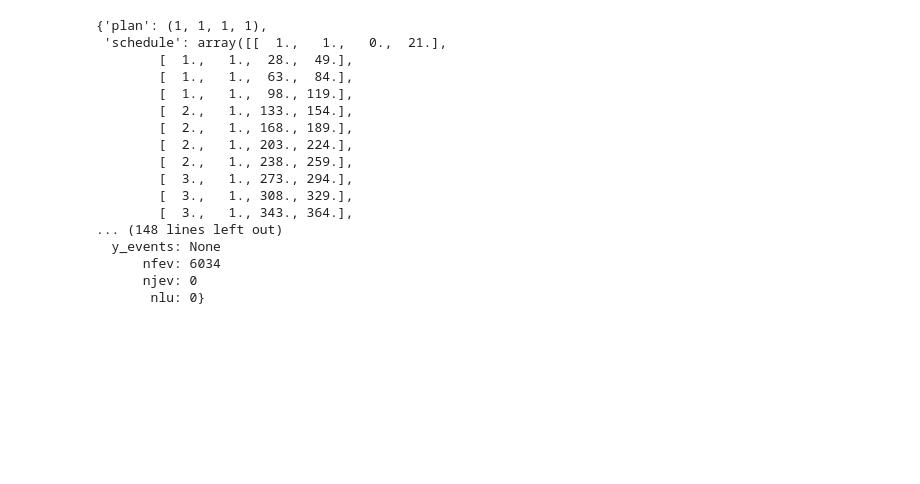
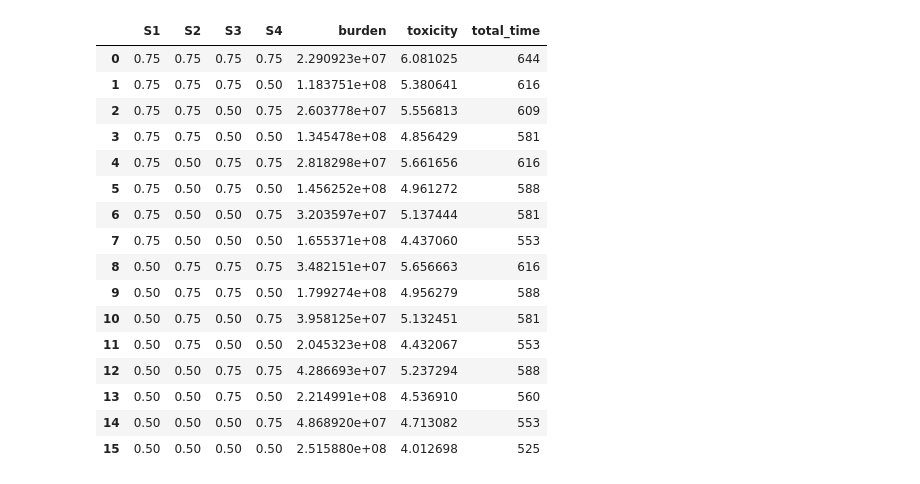
Before and after one commit to tony1747/patient-informed-decision-tool, a Jupyter notebook: main.ipynb, the cells around one changed output. Saved outputs shown, nothing was run; the diff lists cells and outputs as text; code cells hidden in the pictures; blank space fills up the shorter version.

```diff
--- a/main.ipynb
+++ b/main.ipynb
@@ -85,20 +96,20 @@ for i in range(1):
-# %%
-sols[i]
-# %% [output]
-{'plan': (1, 1, 1, 1),
- 'schedule': array([[  1.,   1.,   0.,  21.],
-        [  1.,   1.,  28.,  49.],
-        [  1.,   1.,  63.,  84.],
-        [  1.,   1.,  98., 119.],
-        [  2.,   1., 133., 154.],
-        [  2.,   1., 168., 189.],
-        [  2.,   1., 203., 224.],
-        [  2.,   1., 238., 259.],
-        [  3.,   1., 273., 294.],
-        [  3.,   1., 308., 329.],
-        [  3.,   1., 343., 364.],
-... (148 lines left out)
-  y_events: None
-      nfev: 6034
-      njev: 0
-       nlu: 0}
+# %%
+df_sp
+# %% [output]
+|  | S1 | S2 | S3 | S4 | burden | toxicity | total_time |
+| 0 | 0.75 | 0.75 | 0.75 | 0.75 | 2.290923e+07 | 6.081025 | 644 |
+| 1 | 0.75 | 0.75 | 0.75 | 0.50 | 1.183751e+08 | 5.380641 | 616 |
+| 2 | 0.75 | 0.75 | 0.50 | 0.75 | 2.603778e+07 | 5.556813 | 609 |
+| 3 | 0.75 | 0.75 | 0.50 | 0.50 | 1.345478e+08 | 4.856429 | 581 |
+| 4 | 0.75 | 0.50 | 0.75 | 0.75 | 2.818298e+07 | 5.661656 | 616 |
+| 5 | 0.75 | 0.50 | 0.75 | 0.50 | 1.456252e+08 | 4.961272 | 588 |
+| 6 | 0.75 | 0.50 | 0.50 | 0.75 | 3.203597e+07 | 5.137444 | 581 |
+| 7 | 0.75 | 0.50 | 0.50 | 0.50 | 1.655371e+08 | 4.437060 | 553 |
+| 8 | 0.50 | 0.75 | 0.75 | 0.75 | 3.482151e+07 | 5.656663 | 616 |
+| 9 | 0.50 | 0.75 | 0.75 | 0.50 | 1.799274e+08 | 4.956279 | 588 |
+| 10 | 0.50 | 0.75 | 0.50 | 0.75 | 3.958125e+07 | 5.132451 | 581 |
+| 11 | 0.50 | 0.75 | 0.50 | 0.50 | 2.045323e+08 | 4.432067 | 553 |
+| 12 | 0.50 | 0.50 | 0.75 | 0.75 | 4.286693e+07 | 5.237294 | 588 |
+| 13 | 0.50 | 0.50 | 0.75 | 0.50 | 2.214991e+08 | 4.536910 | 560 |
+| 14 | 0.50 | 0.50 | 0.50 | 0.75 | 4.868920e+07 | 4.713082 | 553 |
+| 15 | 0.50 | 0.50 | 0.50 | 0.50 | 2.515880e+08 | 4.012698 | 525 |
```
Also changed, not shown: parts of 9 cells of this notebook, 3 other files.
